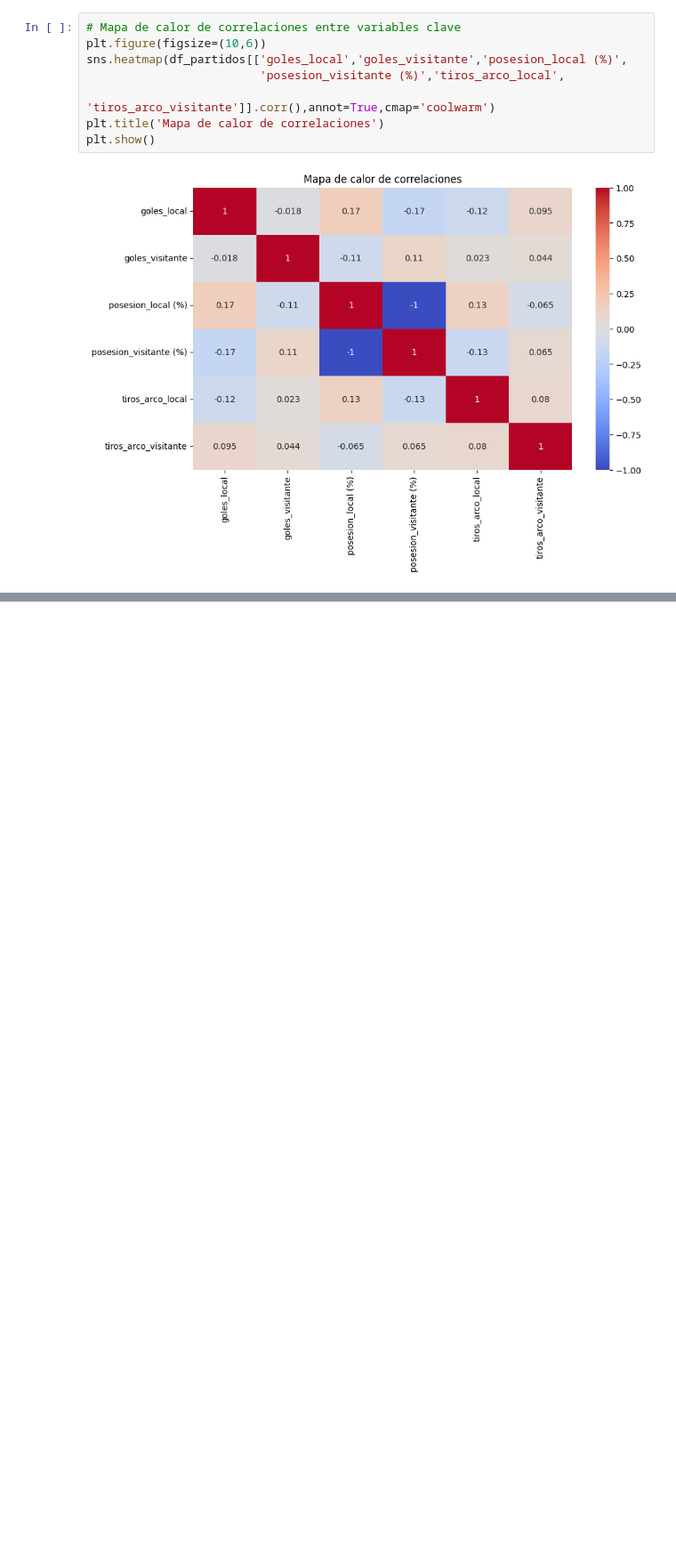
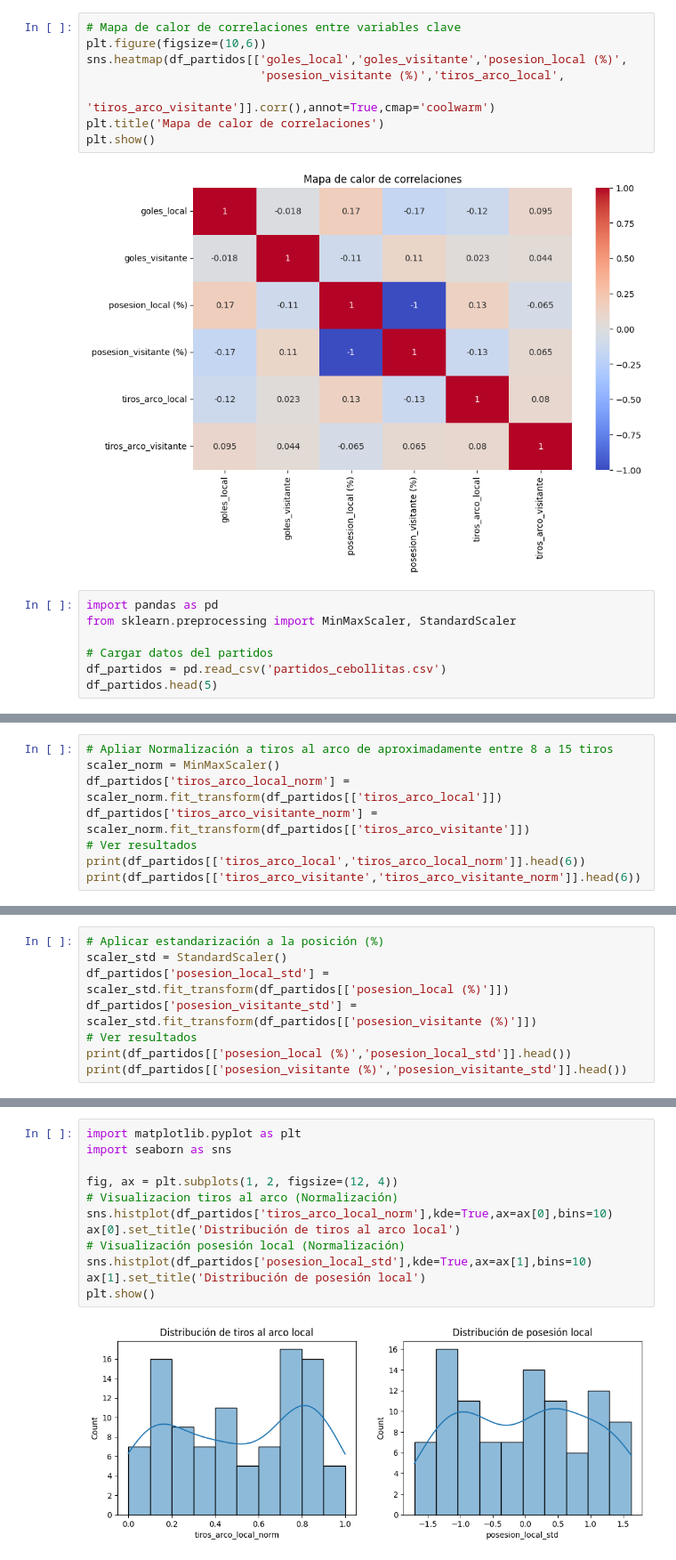
Before and after one commit to andresfelipebarragannino6-ai/Machine-Learning, a Jupyter notebook: Untitled13.ipynb, the cells around one changed output, grey strips where cells are left out. Shown at 89% size. Cells and saved outputs as stored; diff of their text form; blank space fills up the shorter version.

```diff
--- a/Untitled13.ipynb
+++ b/Untitled13.ipynb
@@ -214,3 +214,10 @@ plt.title('Mapa de calor de correlaciones')
 plt.show()
 # %% [output]
 [figure]
+# %%
+import pandas as pd
+from sklearn.preprocessing import MinMaxScaler, StandardScaler
+
+# Cargar datos del partidos
+df_partidos = pd.read_csv('partidos_cebollitas.csv')
+df_partidos.head(5)
@@ -216,0 +231,8 @@ plt.show()
+# %%
+# Apliar Normalización a tiros al arco de aproximadamente entre 8 a 15 tiros
+scaler_norm = MinMaxScaler()
+df_partidos['tiros_arco_local_norm'] = scaler_norm.fit_transform(df_partidos[['tiros_arco_local']])
+df_partidos['tiros_arco_visitante_norm'] = scaler_norm.fit_transform(df_partidos[['tiros_arco_visitante']])
+# Ver resultados
+print(df_partidos[['tiros_arco_local','tiros_arco_local_norm']].head(6))
+print(df_partidos[['tiros_arco_visitante','tiros_arco_visitante_norm']].head(6))
@@ -216,0 +254,8 @@ plt.show()
+# %%
+# Aplicar estandarización a la posición (%)
+scaler_std = StandardScaler()
+df_partidos['posesion_local_std'] = scaler_std.fit_transform(df_partidos[['posesion_local (%)']])
+df_partidos['posesion_visitante_std'] = scaler_std.fit_transform(df_partidos[['posesion_visitante (%)']])
+# Ver resultados
+print(df_partidos[['posesion_local (%)','posesion_local_std']].head())
+print(df_partidos[['posesion_visitante (%)','posesion_visitante_std']].head())
@@ -216,0 +275,14 @@ plt.show()
+# %%
+import matplotlib.pyplot as plt
+import seaborn as sns
+
+fig, ax = plt.subplots(1, 2, figsize=(12, 4))
+# Visualizacion tiros al arco (Normalización)
+sns.histplot(df_partidos['tiros_arco_local_norm'],kde=True,ax=ax[0],bins=10)
+ax[0].set_title('Distribución de tiros al arco local')
+# Visualización posesión local (Normalización)
+sns.histplot(df_partidos['posesion_local_std'],kde=True,ax=ax[1],bins=10)
+ax[1].set_title('Distribución de posesión local')
+plt.show()
+# %% [output]
+[figure, added]
```
Also changed, not shown: parts of 3 cells of this notebook.
